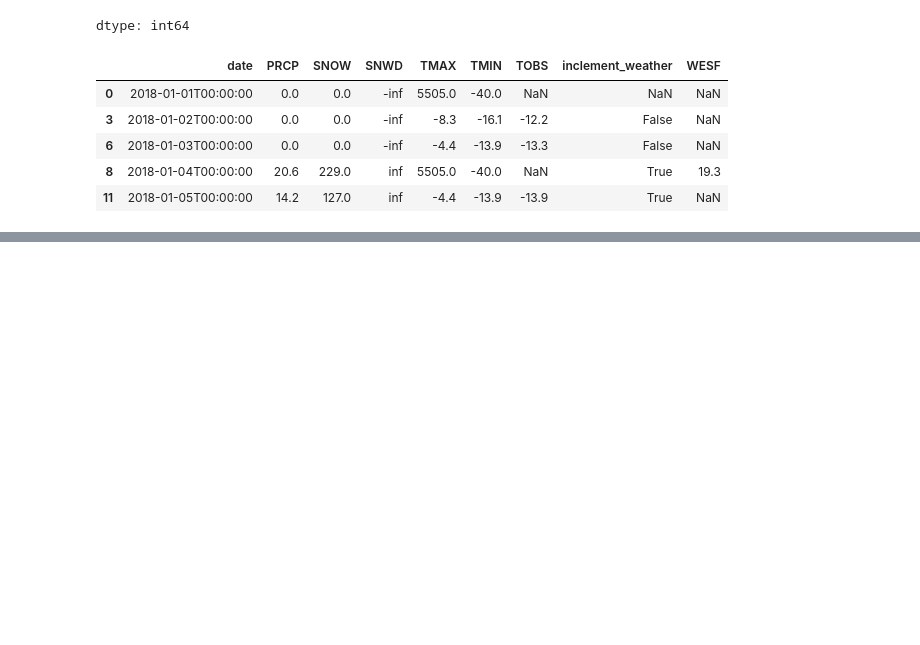
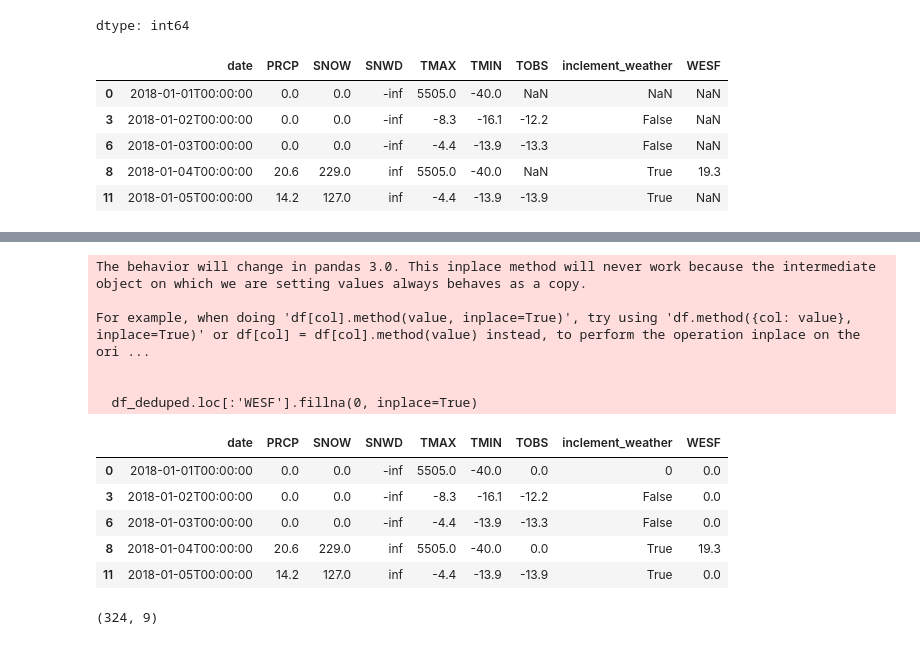
Before and after one commit to OfTheByteQuest/Data-Analytics-Learning-and-Projects, a Jupyter notebook: Chapter-3/Chapter-3.ipynb, the cells around one changed output, grey strips where cells are left out. Saved outputs shown, nothing was run; the diff lists cells and outputs as text; code cells hidden in the pictures; blank space fills up the shorter version.

```diff
--- a/Chapter-3/Chapter-3.ipynb
+++ b/Chapter-3/Chapter-3.ipynb
@@ -2043,0 +2081,20 @@ df_deduped.head()
+# %%
+df_deduped.loc[:'WESF'].fillna(0, inplace=True)
+df_deduped.head()
+# %% [output]
+The behavior will change in pandas 3.0. This inplace method will never work because the intermediate object on which we are setting values always behaves as a copy.
+
+For example, when doing 'df[col].method(value, inplace=True)', try using 'df.method({col: value}, inplace=True)' or df[col] = df[col].method(value) instead, to perform the operation inplace on the ori ...
+
+
+  df_deduped.loc[:'WESF'].fillna(0, inplace=True)
+|  | date | PRCP | SNOW | SNWD | TMAX | TMIN | TOBS | inclement_weather | WESF |
+| 0 | 2018-01-01T00:00:00 | 0.0 | 0.0 | -inf | 5505.0 | -40.0 | 0.0 | 0 | 0.0 |
+| 3 | 2018-01-02T00:00:00 | 0.0 | 0.0 | -inf | -8.3 | -16.1 | -12.2 | False | 0.0 |
+| 6 | 2018-01-03T00:00:00 | 0.0 | 0.0 | -inf | -4.4 | -13.9 | -13.3 | False | 0.0 |
+| 8 | 2018-01-04T00:00:00 | 20.6 | 229.0 | inf | 5505.0 | -40.0 | 0.0 | True | 19.3 |
+| 11 | 2018-01-05T00:00:00 | 14.2 | 127.0 | inf | -4.4 | -13.9 | -13.9 | True | 0.0 |
+# %%
+df_deduped.shape
+# %% [output]
+(324, 9)
```
Also changed, not shown: parts of 23 cells of this notebook.
